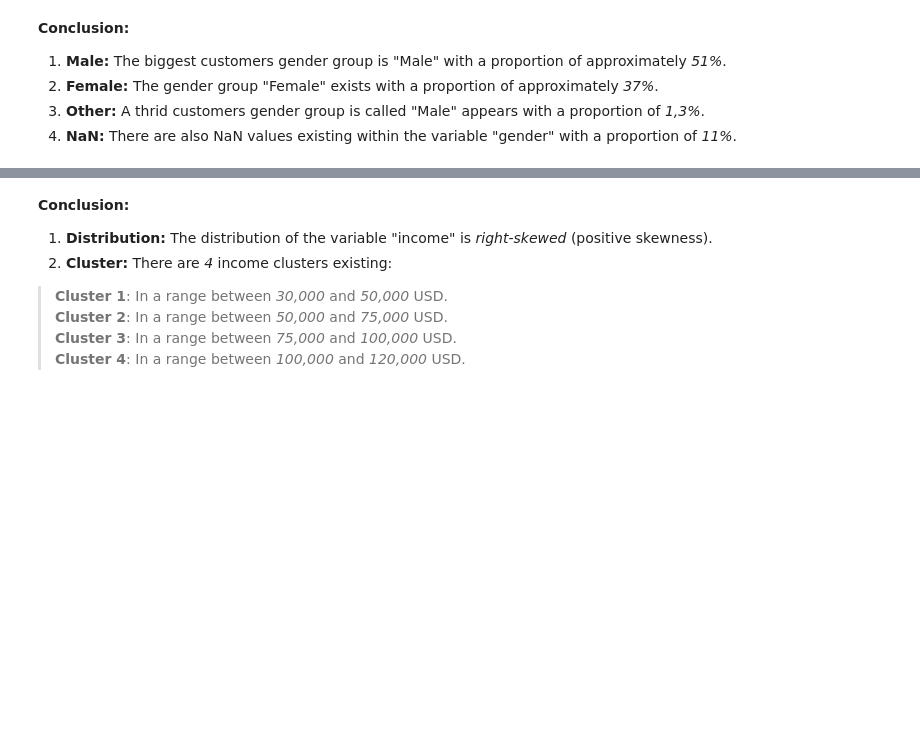
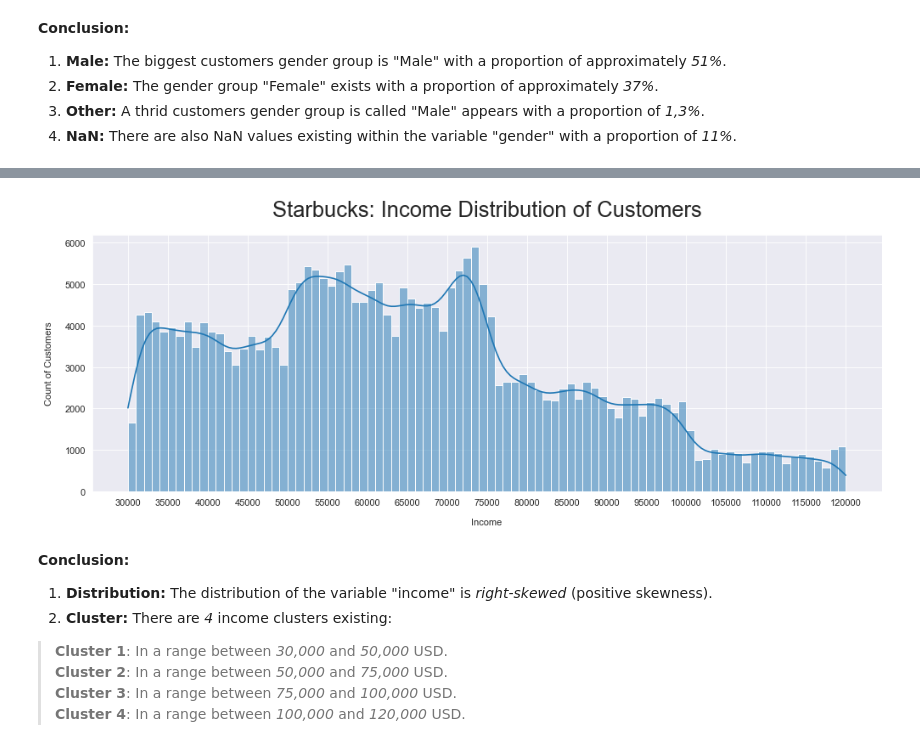
Before and after one commit to SebastianHess/Capstone_Project_Starbucks_Challenge, a Jupyter notebook: Starbucks_Capstone_notebook.ipynb, the cells around one changed output, grey strips where cells are left out. Saved outputs shown, nothing was run; the diff lists cells and outputs as text; code cells hidden in the pictures; blank space fills up the shorter version.

```diff
--- a/Starbucks_Capstone_notebook.ipynb
+++ b/Starbucks_Capstone_notebook.ipynb
@@ -1264,19 +1560,21 @@ df_data_q3.describe()
 # %%
 # Calling the function"f_fig_axes()"
 f_fig_axes()
 
 # Plotting the age distribution.
-sns.histplot(df_data_q3, bins=90)
+sns.histplot(df_data_q3, bins=90, kde=True)
 
 # Defining the title, the lables and the ticks
 plt.title('Starbucks: Income Distribution of Customers', fontsize=23, y=1.05)
 plt.xlabel('Income', labelpad=12)
 plt.ylabel('Count of Customers', labelpad=12)
 plt.xticks([30000, 35000, 40000, 45000, 50000, 55000, 60000, 65000, 70000, 75000, 80000, 85000, 90000,
             95000,100000, 105000, 110000, 115000, 120000])
 
 # Saving the plot as a picture
 plt.savefig('pics/plot_q3_income_hist.png', dpi=300, bbox_inches = "tight");
+# %% [output]
+[figure, added]
 # %% [markdown]
 **Conclusion:**
 1. **Distribution:** The distribution of the variable "income" is *right-skewed* (positive skewness).
```
Also changed, not shown: parts of 234 cells of this notebook.
